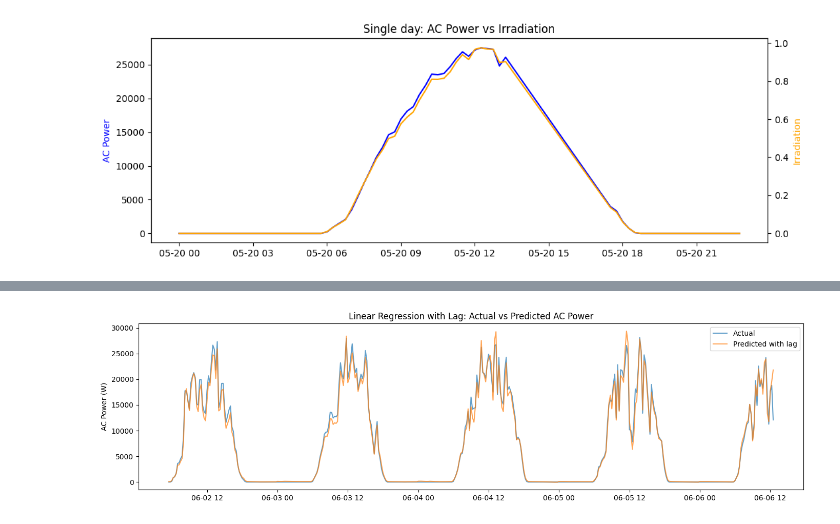
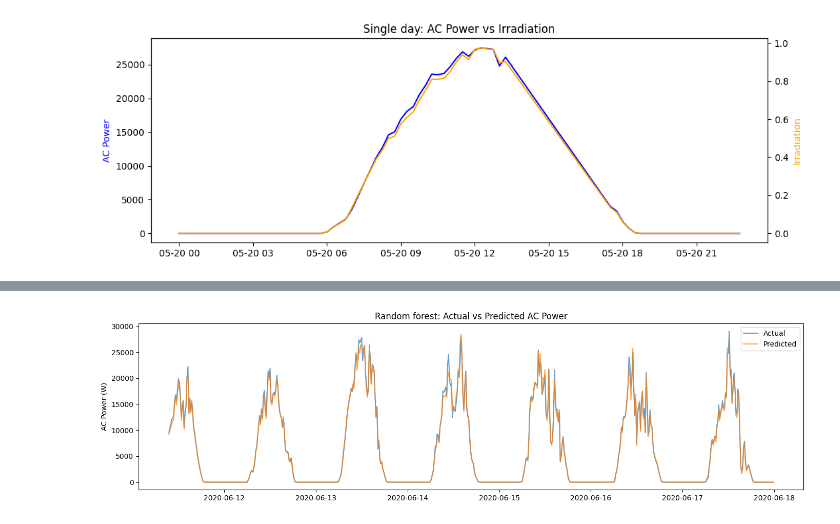
Before and after one commit to venkatapraveen5/Solar_Battery_Optimization, a Jupyter notebook: Solar.ipynb, the cells around one changed output, grey strips where cells are left out. Cells and saved outputs as stored; diff of their text form; code cells hidden in the pictures.

```diff
--- a/Solar.ipynb
+++ b/Solar.ipynb
@@ -205,0 +143,18 @@ MAE as % of max: 1.7%
+# %%
+from sklearn.ensemble import RandomForestRegressor
+
+rf = RandomForestRegressor(n_estimators=10, random_state=42, n_jobs=-1)
+rf.fit(X_train, y_train)
+
+y_pred_rf = rf.predict(X_test)
+mae_rf = mean_absolute_error(y_test, y_pred_rf)
+rmse_rf = np.sqrt(mean_squared_error(y_test, y_pred_rf))
+
+print(f'MAE:  {mae_rf:.1f} W')
+print(f'RMSE: {rmse_rf:.1f} W')
+print(f'MAE as % of max: {100*mae_rf/y.max():.1f}%')
+
+# feature importances
+print()
+for feat, imp in sorted(zip(features, rf.feature_importances_), key=lambda x: -x[1]):
+    print(f'{feat:25s}: {imp:.4f}')
@@ -206,13 +170,13 @@ MAE as % of max: 1.7%
 # %%
-test_dates = df_feat['DATE_TIME'].iloc[len(X_train):]
+test_dates = df_p1_merged['DATE_TIME'].iloc[len(X_train):]
 
 plt.figure(figsize=(14, 4))
 plt.plot(test_dates, y_test.values, label='Actual', alpha=0.7)
-plt.plot(test_dates, y_pred2, label='Predicted with lag', alpha=0.7)
-plt.title('Linear Regression with Lag: Actual vs Predicted AC Power')
+plt.plot(test_dates, y_pred_rf, label='Predicted', alpha=0.7)
+plt.title('Random forest: Actual vs Predicted AC Power')
 plt.ylabel('AC Power (W)')
 plt.legend()
 plt.tight_layout()
 plt.show()
 # %% [output]
-[figure, old version]
+[figure, new version]
```
Also changed, not shown: parts of 22 cells of this notebook.
